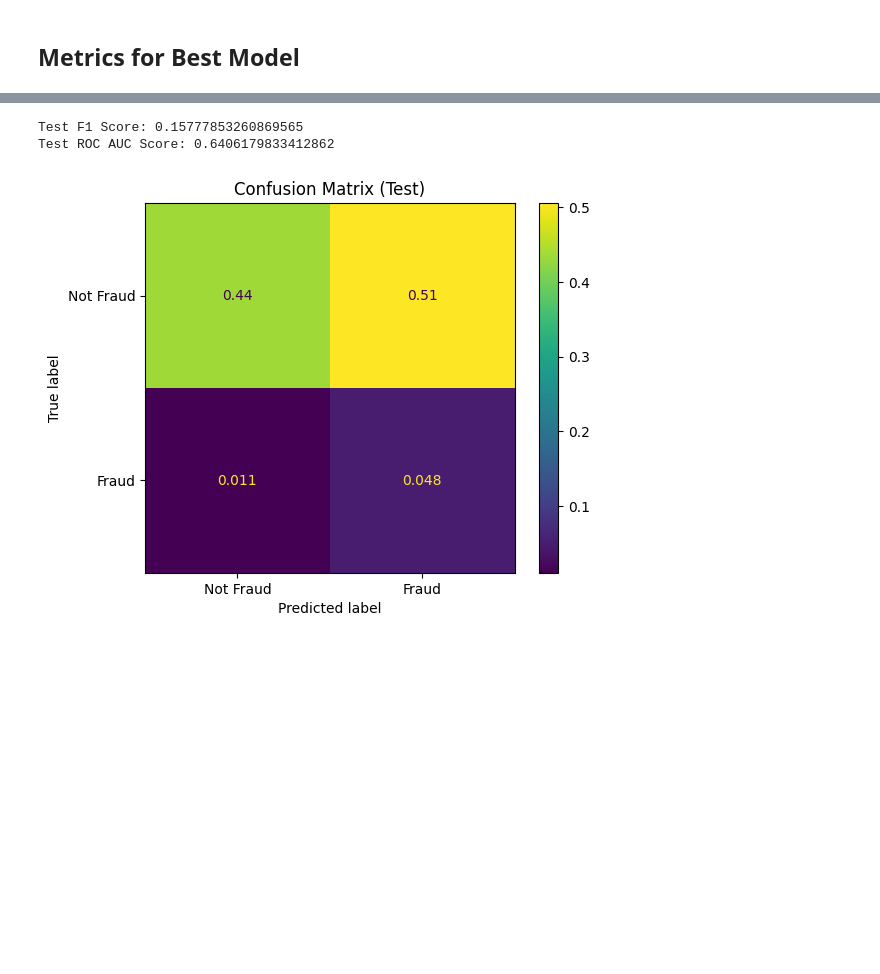
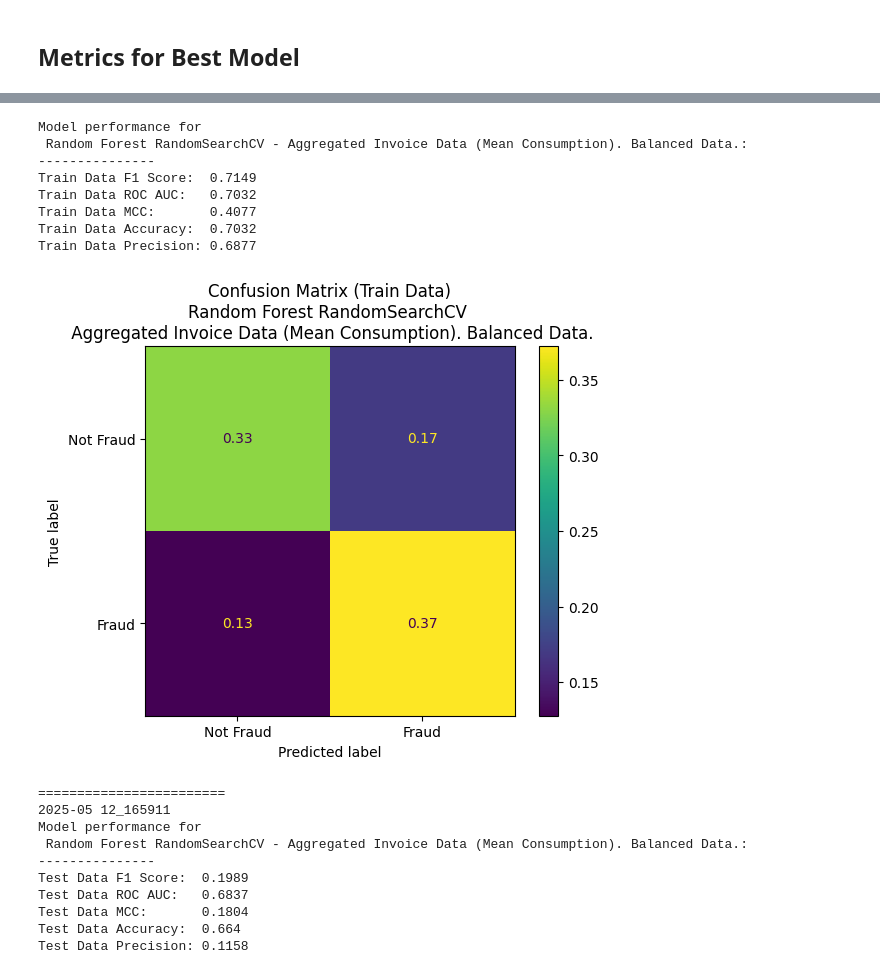
Before and after one commit to xMax991/ds-fraud-detection, a Jupyter notebook: Fraud_Detection_Random_Forest_RandomSearchCV_Agg balanced no dummies.ipynb, the cells around one changed output, grey strips where cells are left out. Drawn from its saved outputs; the diff is of its cells as text; code cells hidden in the pictures; blank space fills up the shorter version.

Commit message:
rf_rscv_agg_mean_nodummies_balanced

```diff
--- a/Fraud_Detection_Random_Forest_RandomSearchCV_Agg balanced no dummies.ipynb
+++ b/Fraud_Detection_Random_Forest_RandomSearchCV_Agg balanced no dummies.ipynb
@@ -264,14 +300,14 @@ param_dist2 = {
 # Building a full pipeline with our preprocessor and a LogisticRegression Classifier
 pipe = Pipeline([
     ('preprocessor', preprocessor),
-    ('classifier', RandomForestClassifier(random_state = RSEED, n_jobs=8))
+    ('classifier', RandomForestClassifier(random_state = RSEED, n_jobs=-1))
 ])
 
 random_search = RandomizedSearchCV(
     pipe, param_dist2,
     n_iter=50, #100
     cv=5,
-    scoring="f1", verbose=3, n_jobs=8
+    scoring="f1", verbose=3, n_jobs=-1
 )
 random_search.fit(X_train_resampled, y_train_resampled)
 
@@ -284,9 +320,9 @@ print(f"Best F1 score: {random_search.best_score_}")
 
 best_model = random_search.best_estimator_
 
-timestamp_for_filename = time.strftime("%Y-%m %d_%H%M%S")
+timestamp_for_filename = time.strftime("%Y-%m-%d_%H%M%S")
 
-filepath = f"./models/{model_name} {timestamp_for_filename}.skops"
+filepath = f"./models/{model_ref}_{timestamp_for_filename}.skops"
 
 obj = dump(best_model, filepath)
 # %% [output]
@@ -334,17 +339,54 @@ Train ROC AUC Score: 0.6488251272136358
-# %%
-print(f'Test F1 Score: {f1_score(y_test, y_test_pred)}')
-print(f'Test ROC AUC Score: {roc_auc_score(y_test, y_test_pred)}')
-
-
-cm = ConfusionMatrixDisplay(confusion_matrix(y_test, y_test_pred, normalize='all'),
-                            display_labels=['Not Fraud', 'Fraud']
-                            )
-
-cm.plot()
-
-plt.title('Confusion Matrix (Test)')
-plt.show()
-# %% [output]
-Test F1 Score: 0.15777853260869565
-Test ROC AUC Score: 0.6406179833412862
-[figure, removed]
+# %%
+import metrics_plot_functions as mep
+
+mep.print_metric_stats(
+    title= f"{model_name} - {model_details}",
+    train_or_test="Train Data",
+    actual_vals=y_train_resampled,
+    predicted_vals=y_train_pred,
+    )
+
+mep.output_confusion_matrix(
+    train_or_test="Train Data",
+    actual_vals=y_train_resampled,
+    predicted_vals=y_train_pred,
+    display_labels=["Not Fraud", "Fraud"],
+    title=f"{model_name} \n {model_details}",
+)
+
+print("========================")
+print(timestamp_for_filename)
+
+mep.print_metric_stats(
+    title= f"{model_name} - {model_details}",
+    train_or_test="Test Data",
+    actual_vals=y_test,
+    predicted_vals=y_test_pred)
+
+mep.output_confusion_matrix(
+    train_or_test="Test Data",
+    actual_vals=y_test,
+    predicted_vals=y_test_pred,
+    display_labels=["Not Fraud", "Fraud"],
+    title=f"{model_name} \n {model_details}",
+)
+# %% [output]
+Model performance for
+ Random Forest RandomSearchCV - Aggregated Invoice Data (Mean Consumption). Balanced Data.:
+---------------
+Train Data F1 Score:  0.7149
+Train Data ROC AUC:   0.7032
+Train Data MCC:       0.4077
+Train Data Accuracy:  0.7032
+Train Data Precision: 0.6877
+[figure, added]
+========================
+2025-05 12_165911
+Model performance for
+ Random Forest RandomSearchCV - Aggregated Invoice Data (Mean Consumption). Balanced Data.:
+---------------
+Test Data F1 Score:  0.1989
+Test Data ROC AUC:   0.6837
+Test Data MCC:       0.1804
+Test Data Accuracy:  0.664
+Test Data Precision: 0.1158
```
Also changed, not shown: parts of 11 cells of this notebook, 2 other files.
